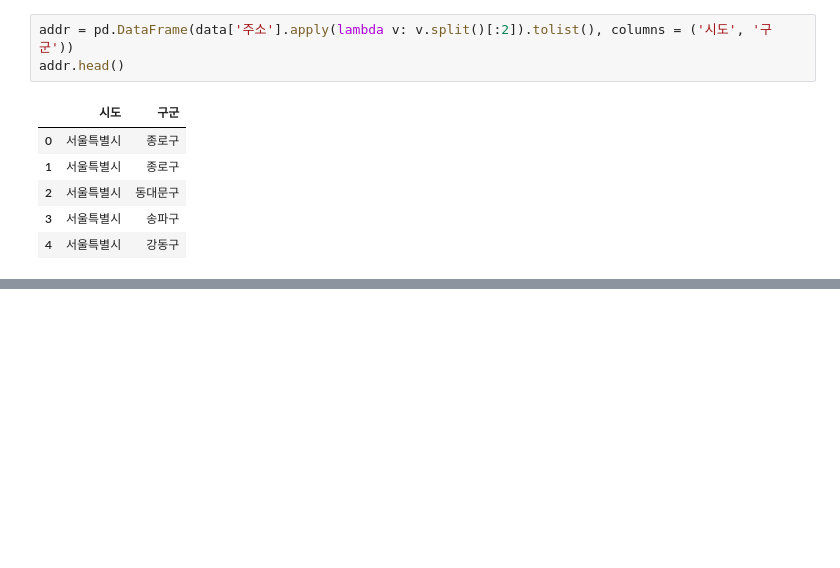
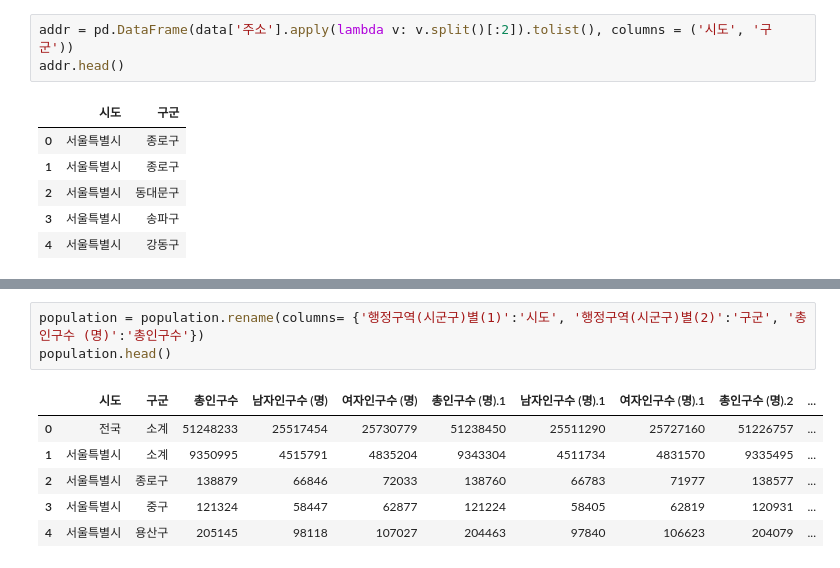
Before and after one commit to Graceyong1020/ai_work, a Jupyter notebook: bigdata/ch09_주소데이터분석.ipynb, the cells around one changed output, grey strips where cells are left out. Saved outputs shown, nothing was run; the diff lists cells and outputs as text; blank space fills up the shorter version.

```diff
--- a/bigdata/ch09_주소데이터분석.ipynb
+++ b/bigdata/ch09_주소데이터분석.ipynb
@@ -106,0 +218,10 @@ addr.head()
+# %%
+population = population.rename(columns= {'행정구역(시군구)별(1)':'시도', '행정구역(시군구)별(2)':'구군', '총인구수 (명)':'총인구수'})
+population.head()
+# %% [output]
+|  | 시도 | 구군 | 총인구수 | 남자인구수 (명) | 여자인구수 (명) | 총인구수 (명).1 | 남자인구수 (명).1 | 여자인구수 (명).1 | 총인구수 (명).2 | ... |
+| 0 | 전국 | 소계 | 51248233 | 25517454 | 25730779 | 51238450 | 25511290 | 25727160 | 51226757 | ... |
+| 1 | 서울특별시 | 소계 | 9350995 | 4515791 | 4835204 | 9343304 | 4511734 | 4831570 | 9335495 | ... |
+| 2 | 서울특별시 | 종로구 | 138879 | 66846 | 72033 | 138760 | 66783 | 71977 | 138577 | ... |
+| 3 | 서울특별시 | 중구 | 121324 | 58447 | 62877 | 121224 | 58405 | 62819 | 120931 | ... |
+| 4 | 서울특별시 | 용산구 | 205145 | 98118 | 107027 | 204463 | 97840 | 106623 | 204079 | ... |
```
Also changed, not shown: parts of 19 cells of this notebook, 4 other files.
